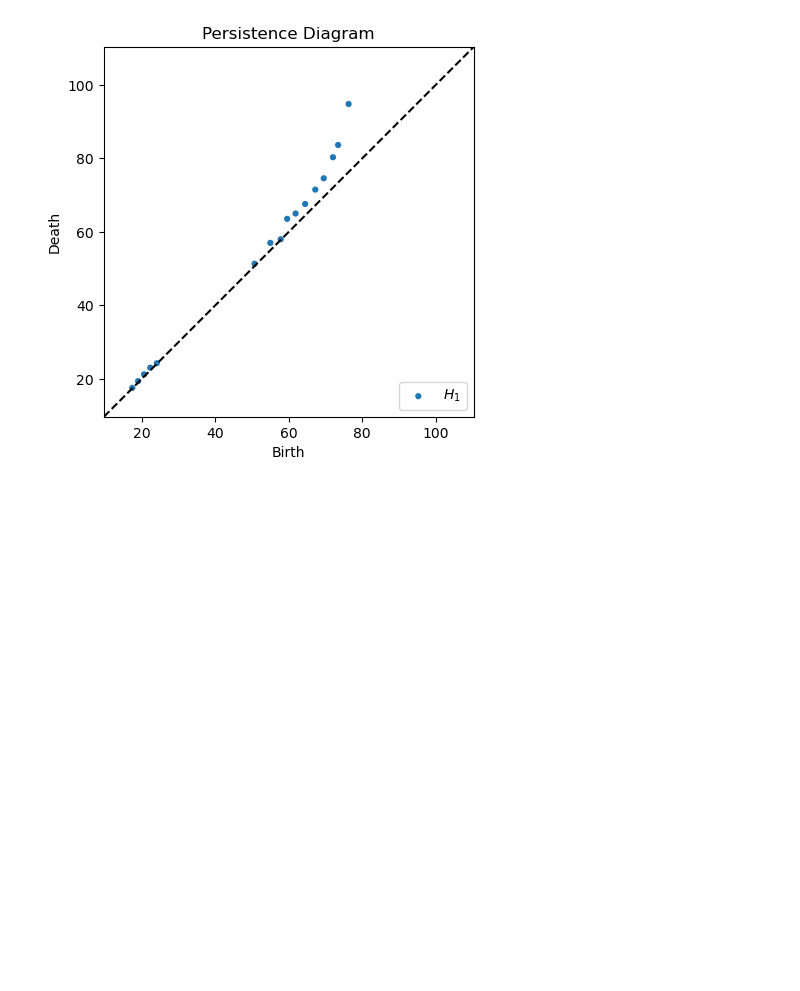
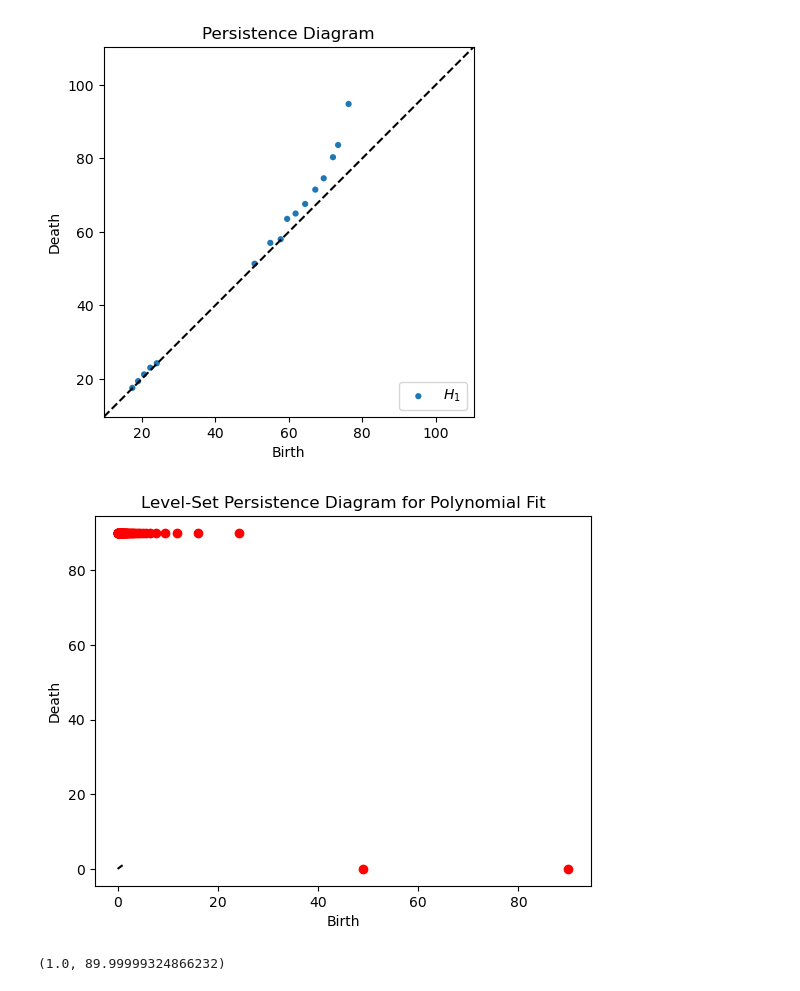
Before and after one commit to charlieh20/baseball-shift-tda, a Jupyter notebook: tda_base.ipynb, the cells around one changed output. Saved outputs shown, nothing was run; the diff lists cells and outputs as text; code cells hidden in the pictures; blank space fills up the shorter version.

```diff
--- a/tda_base.ipynb
+++ b/tda_base.ipynb
@@ -208,3 +284,61 @@ level_set_persistance_dgm(hist_line)
 level_set_persistance_dgm(poly_line)
 # %% [output]
 [figure]
+# %%
+import numpy as np
+import matplotlib.pyplot as plt
+from scipy.optimize import minimize_scalar
+
+def get_polynomial_extrema(coefficients):
+    # Function to find local extrema of a polynomial
+    def polynomial_function(x):
+        return np.polyval(coefficients, x)
+
+    # Find local minima and maxima
+    minima = minimize_scalar(polynomial_function, bounds=(0, 90), method='bounded').x
+    maxima = minimize_scalar(lambda x: -polynomial_function(x), bounds=(0, 90), method='bounded').x
+
+    return minima, maxima
+
+def plot_level_set_persistence(coefficients):
+    # Create a set of thresholds
+    thresholds = np.linspace(np.min(coefficients), np.max(coefficients), 100)
+
+    # Lists to store birth and death values for persistence diagram
+    births = []
+    deaths = []
+
+    print
+
+    for threshold in thresholds:
+        # Evaluate the polynomial at the threshold
+        polynomial_at_threshold = np.polyval(coefficients, threshold)
+
+        # Get extrema at the current threshold
+        minima, maxima = get_polynomial_extrema(coefficients - threshold)
+
+        # Record persistence information
+        births.append(minima)
+        deaths.append(maxima)
+
+    # Plot persistence diagram
+    plt.scatter(births, deaths, c='red', marker='o')
+    plt.plot([0, np.max(coefficients)], [0, np.max(coefficients)], 'k--')  # Diagonal line for reference
+    plt.xlabel('Birth')
+    plt.ylabel('Death')
+    plt.title('Level-Set Persistence Diagram for Polynomial Fit')
+
+    # Show the plot
+    plt.show()
+
+# Example usage:
+# Assuming your polynomial coefficients are in the variable 'coefficients'
+# Replace this with the actual coefficients from your polynomial fit
+coefficients = np.array([1, -2, 1])  # Example quadratic polynomial coefficients
+plot_level_set_persistence(coefficients)
+# %% [output]
+[figure, added]
+# %%
+print(get_polynomial_extrema(coefficients))
+# %% [output]
+(1.0, 89.99999324866232)
```
Also changed, not shown: parts of 9 cells of this notebook.
